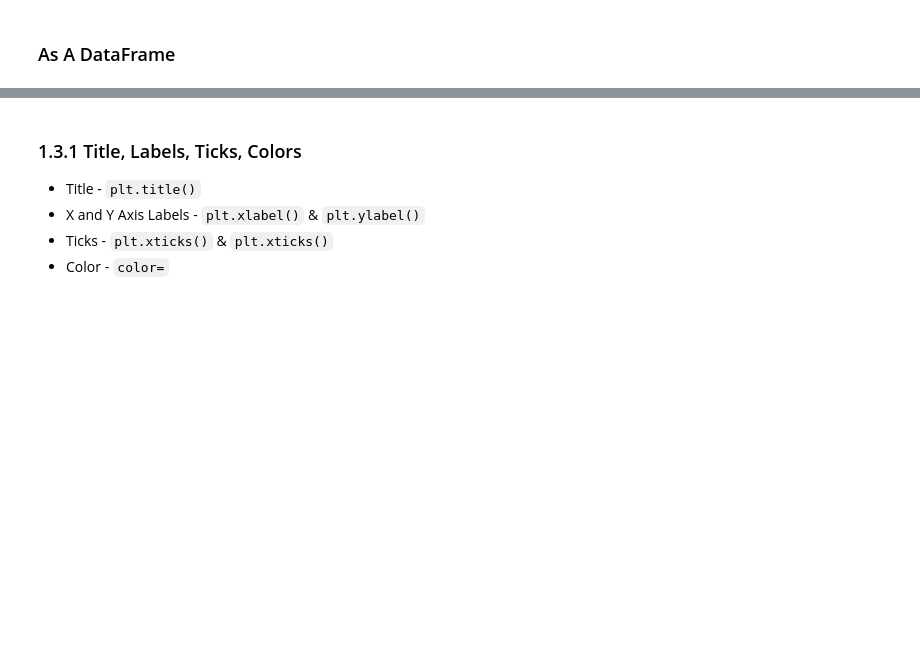
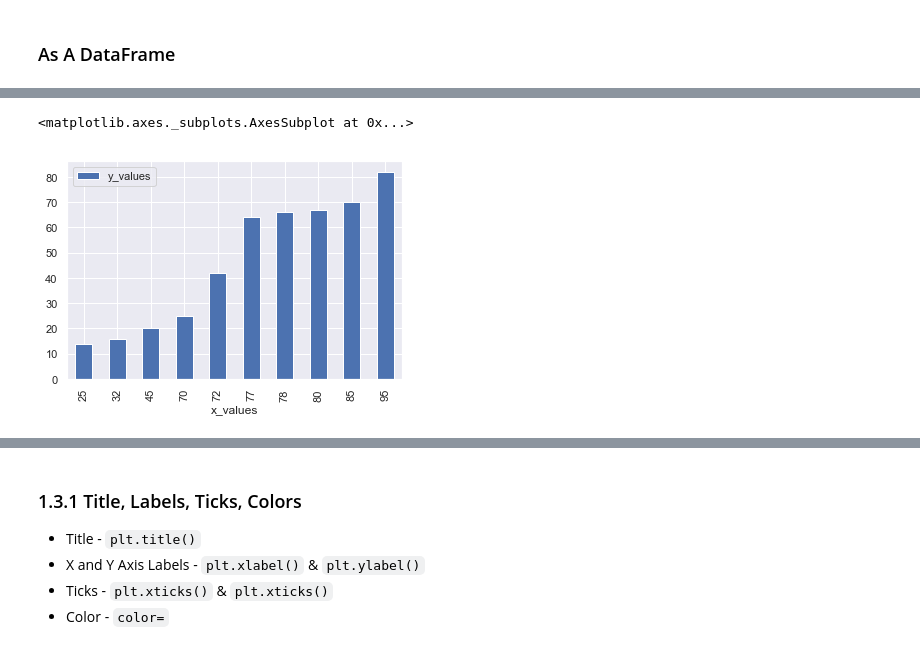
Before and after one commit to jermsinarocket/Hackwagon-DS102, a Jupyter notebook: Week 3/In-Class Exercise/Hackwagon_Academy_DS102_-_Lesson_3A_-_Data_Visualisation_-_Student.ipynb, the cells around one changed output, grey strips where cells are left out. Drawn from its saved outputs; the diff is of its cells as text; code cells hidden in the pictures; blank space fills up the shorter version.

```diff
--- a/Week 3/In-Class Exercise/Hackwagon_Academy_DS102_-_Lesson_3A_-_Data_Visualisation_-_Student.ipynb
+++ b/Week 3/In-Class Exercise/Hackwagon_Academy_DS102_-_Lesson_3A_-_Data_Visualisation_-_Student.ipynb
@@ -98,6 +118,13 @@ Using pandas, many of matplotlib's functions are stored within the `.plot()` fun
 <b>To fully understand the pandas plotting settings, read the documentation here: https://pandas.pydata.org/pandas-docs/stable/reference/api/pandas.DataFrame.plot.html</b>
 
 <img src="https://i.imgur.com/oxpzNPz.png" width=400>
+# %%
+random_df.plot(kind = 'bar',
+              x = 'x_values',
+              y = 'y_values')
+# %% [output]
+<matplotlib.axes._subplots.AxesSubplot at 0x...>
+[figure, added]
 # %% [markdown]
 <a id='1.3'><h3>1.3 Designing Your Plots</h3></a>
 
```
Also changed, not shown: parts of 34 cells of this notebook, 11 other files.
